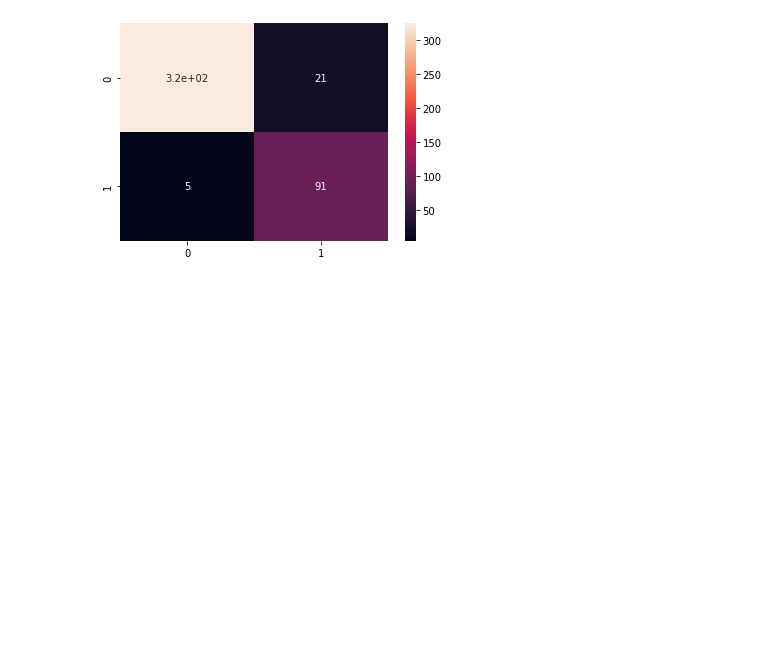
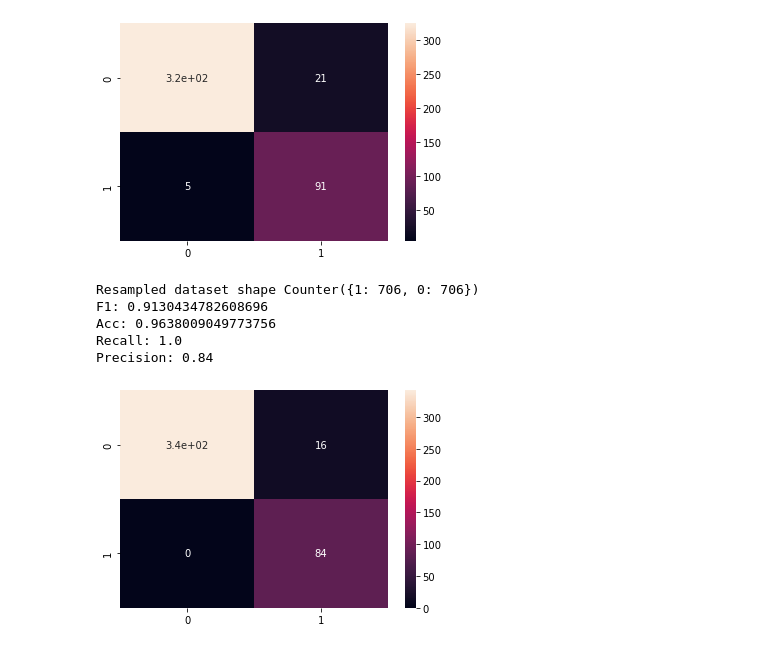
Before and after one commit to rodsunio/DATA3450-Project, a Jupyter notebook: start.ipynb, the cells around one changed output. Saved outputs shown, nothing was run; the diff lists cells and outputs as text; code cells hidden in the pictures; blank space fills up the shorter version.

```diff
--- a/start.ipynb
+++ b/start.ipynb
@@ -421,3 +409,46 @@ Acc: 0.9411764705882353
 Recall: 0.9479166666666666
 Precision: 0.8125
 [figure]
+# %%
+
+temp = pd.get_dummies(df, drop_first=True)
+# %%
+sampler = SMOTE(n_jobs=-1)
+
+#Split Data x/y
+y7 = np.array(temp["smoker_yes"]).reshape(-1,1)
+x7 = np.array(temp.drop(columns={"smoker_yes"}))
+
+X_train7, X_test7, y_train7, y_test7 = train_test_split(x7, y7, test_size=0.33)
+
+#Look at relative imbalance after split
+X_train7Samp, y_train7Samp = sampler.fit_resample(X_train7, y_train7)
+print('Resampled dataset shape %s' % Counter(y_train7Samp))
+
+#Normalize data
+#scaler = MinMaxScaler()
+scaler = StandardScaler()
+X_train7_norm = scaler.fit_transform(X_train7Samp)
+X_test7_norm = scaler.transform(X_test7)
+
+#Train model
+model7 = LogisticRegression(n_jobs=-1).fit(X_train7_norm,y_train7Samp.ravel())
+#Make predictions
+preds7 = model7.predict(X_test7_norm)
+
+#Generate 1/0 results and show results
+labels7 = binarize(np.array(preds7).reshape(-1,1), threshold=.5)
+conf_matrix7 = confusion_matrix(y_test7,labels7)
+sns.heatmap(conf_matrix7, annot=True)
+
+print("F1:",f1_score(y_test7, labels7))
+print("Acc:",accuracy_score(y_test7, labels7))
+print("Recall:",recall_score(y_test7, labels7))
+print("Precision:",precision_score(y_test7, labels7))
+# %% [output]
+Resampled dataset shape Counter({1: 706, 0: 706})
+F1: 0.9130434782608696
+Acc: 0.9638009049773756
+Recall: 1.0
+Precision: 0.84
+[figure, added]
```
Also changed, not shown: parts of 1 cell of this notebook.
